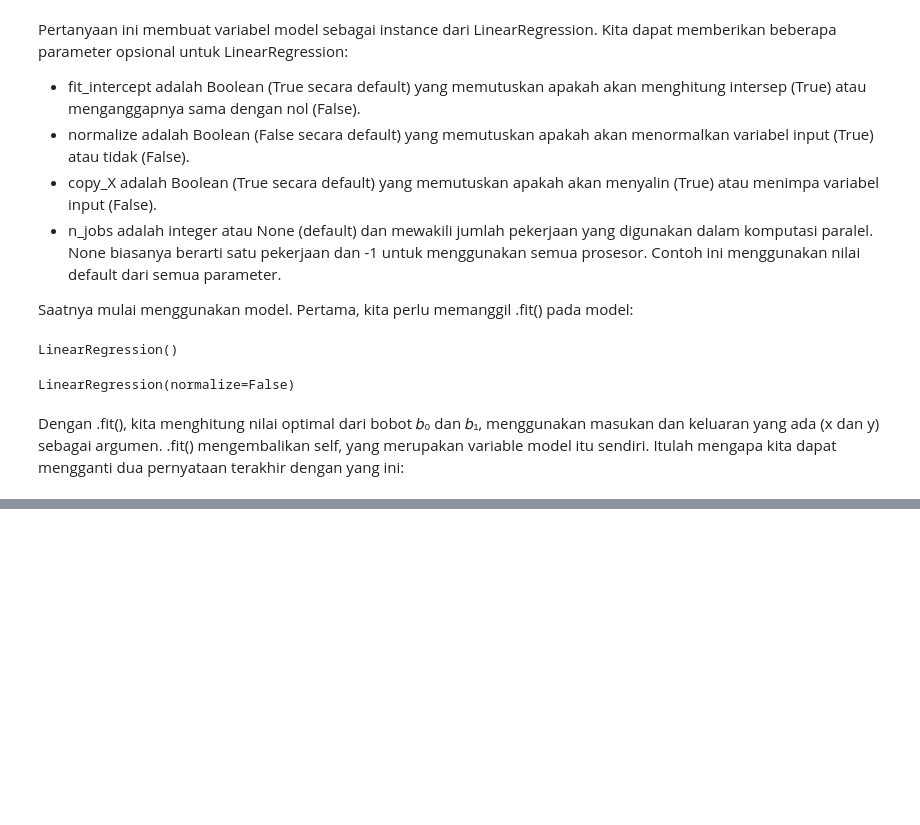
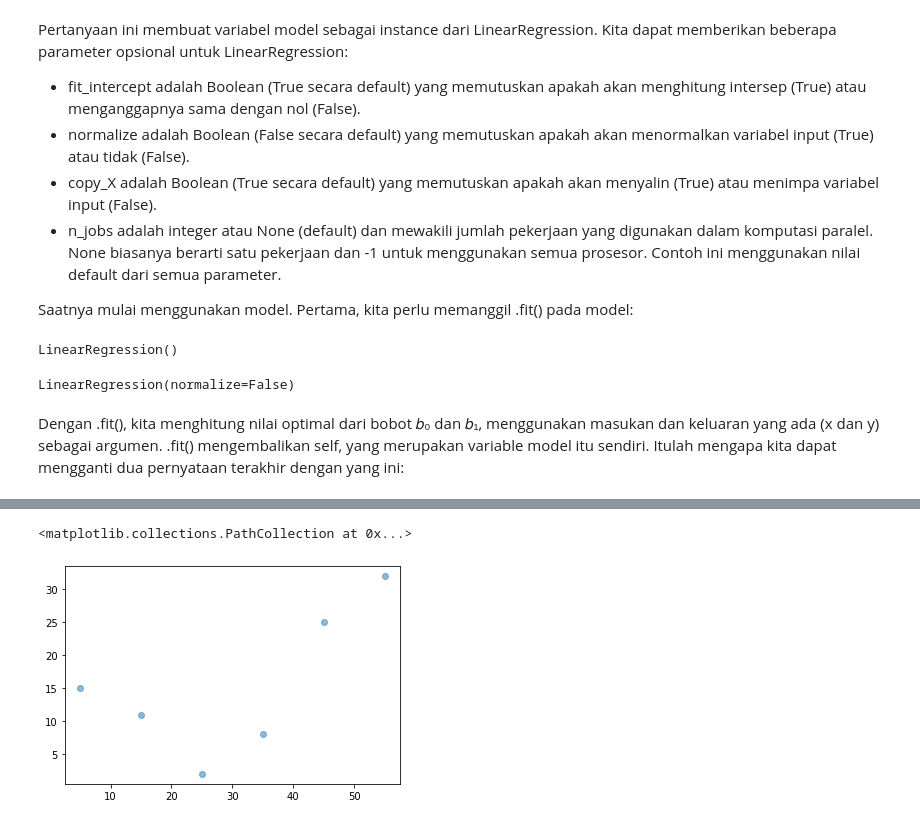
Before and after one commit to Hubhubhob/Hacktiv8, a Jupyter notebook: Hacktiv8-Sesi11/Sesi11.ipynb, the cells around one changed output, grey strips where cells are left out. Cells and saved outputs as stored; diff of their text form; code cells hidden in the pictures; blank space fills up the shorter version.

```diff
--- a/Hacktiv8-Sesi11/Sesi11.ipynb
+++ b/Hacktiv8-Sesi11/Sesi11.ipynb
@@ -170,0 +371,6 @@ Dengan .fit(), kita menghitung nilai optimal dari bobot 𝑏₀ dan 𝑏₁, men
+# %%
+x = np.array([5, 15, 25, 35, 45, 55]).reshape((-1, 1))
+y = np.array([15, 11, 2, 8, 25, 32])
+
+print(x)
+print(y)
@@ -170,0 +385,5 @@ Dengan .fit(), kita menghitung nilai optimal dari bobot 𝑏₀ dan 𝑏₁, men
+# %%
+plt.scatter(x, y, alpha=0.5)
+# %% [output]
+<matplotlib.collections.PathCollection at 0x...>
+[figure, added]
```
Also changed, not shown: parts of 105 cells of this notebook.
